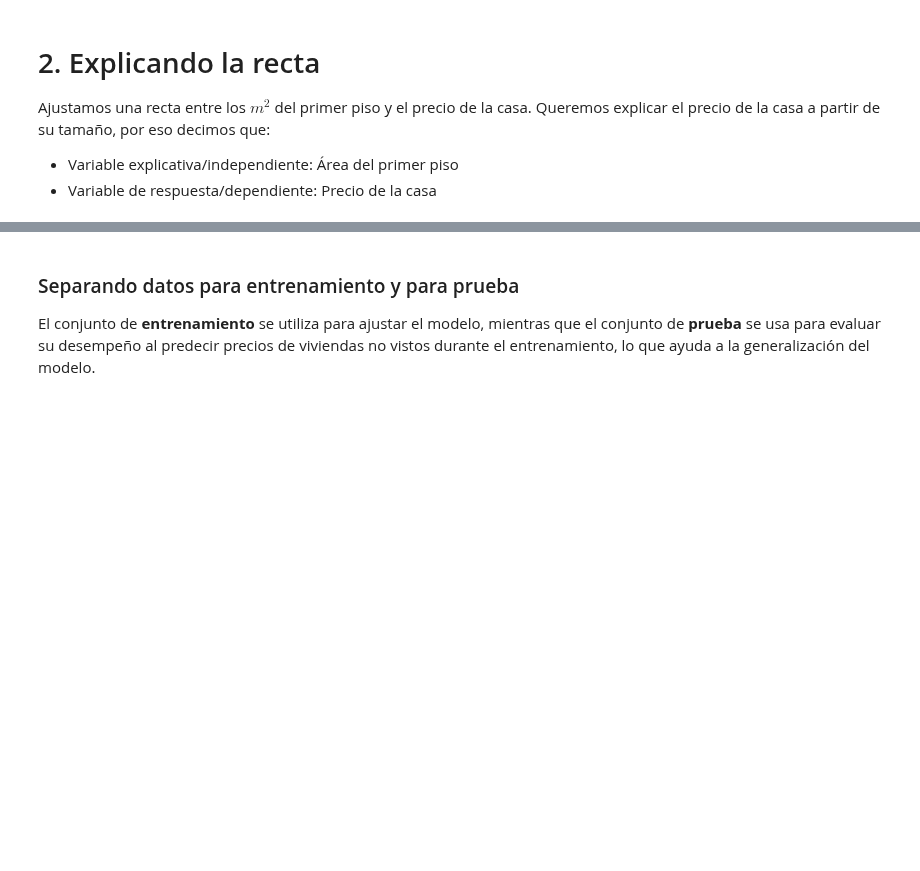
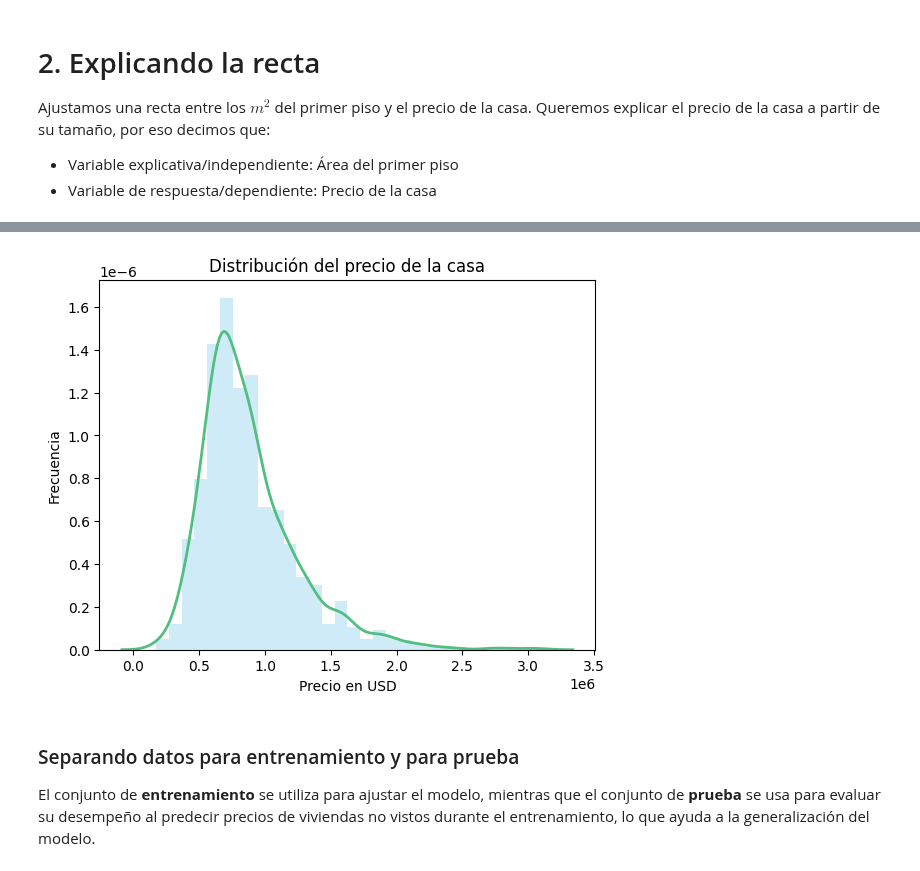
Before and after one commit to r2x4/machine_alura_oracle, a Jupyter notebook: regresion_lineal/precios_de_inmuebles_regresion_lineal.ipynb, the cells around one changed output, grey strips where cells are left out. Saved outputs shown, nothing was run; the diff lists cells and outputs as text; code cells hidden in the pictures; blank space fills up the shorter version.

```diff
--- a/regresion_lineal/precios_de_inmuebles_regresion_lineal.ipynb
+++ b/regresion_lineal/precios_de_inmuebles_regresion_lineal.ipynb
@@ -166,3 +173,30 @@ Ajustamos una recta entre los $m^2$ del primer piso y el precio de la casa. Quer
+# %%
+# Histograma azul claro (en densidad), sin bordes
+sns.histplot(
+    datos['precio_de_venta'],
+    bins=30,
+    stat='density',
+    color='skyblue',
+    edgecolor=None,
+    alpha=0.4
+)
+
+# Curva KDE azul oscuro
+sns.kdeplot(
+    datos['precio_de_venta'],
+    color='#52be80',
+    linewidth=2
+)
+
+# Personalización
+plt.title('Distribución del precio de la casa')
+plt.xlabel('Precio en USD')
+plt.ylabel('Frecuencia')
+plt.grid(False)
+
+plt.show()
+# %% [output]
+[figure, added]
 # %% [markdown]
 ### Separando datos para entrenamiento y para prueba
 
```
Also changed, not shown: parts of 14 cells of this notebook.
